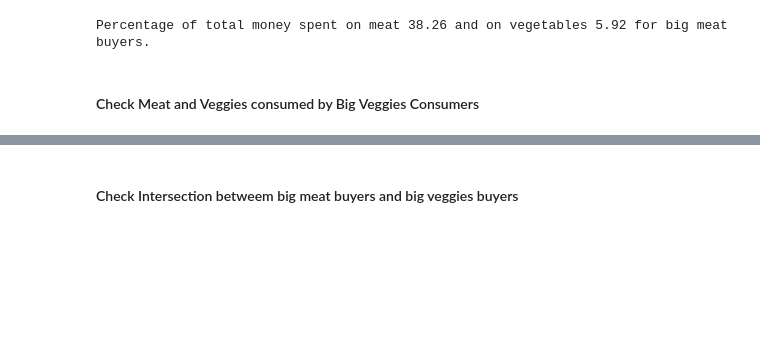
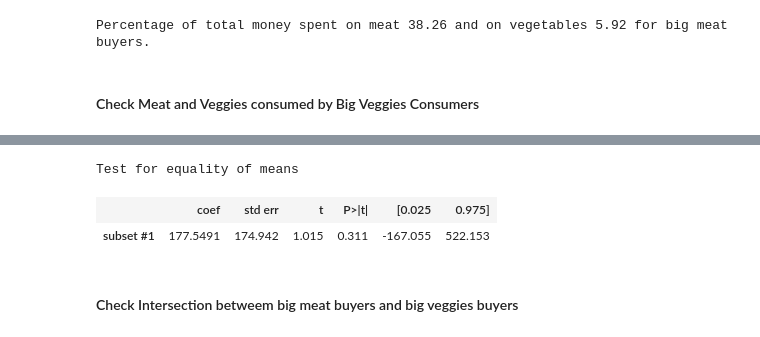
Before and after one commit to BenjaminEngelman/ADA-Project, a Jupyter notebook: bigMeatVSbigVeggies.ipynb, the cells around one changed output, grey strips where cells are left out. Cells and saved outputs as stored; diff of their text form; code cells hidden in the pictures; blank space fills up the shorter version.

```diff
--- a/bigMeatVSbigVeggies.ipynb
+++ b/bigMeatVSbigVeggies.ipynb
@@ -106,3 +118,17 @@ Percentage of total money spent on meat 14.28 and on vegetables 18.05 for the to
+# %%
+veggie_meat_spent = most_veggie_consumers_meat_transactions.groupby('household_key').agg({"PAID_PRICE" : sum})
+veggie_overall_spent = most_veggie_consumers_transactions.groupby('household_key').agg({"PAID_PRICE" : sum})
+veggie_ratio = veggie_meat_spent/veggie_overall_spent
+meaters_meat_spent = most_meat_consumers_meat_transactions.groupby('household_key').agg({"PAID_PRICE" : sum})
+meaters_overall_spent = most_meat_consumers_transactions.groupby('household_key').agg({"PAID_PRICE" : sum})
+meat_ratio = meaters_meat_spent/meaters_overall_spent
+veggie_ratio = veggie_ratio.fillna(0)
+
+weightstats.CompareMeans.from_data(veggie_overall_spent, meaters_overall_spent).summary()
+# %% [output]
+Test for equality of means
+|  | coef | std err | t | P>|t| | [0.025 | 0.975] |
+| subset #1 | 177.5491 | 174.942 | 1.015 | 0.311 | -167.055 | 522.153 |
 # %% [markdown]
 #### Check Intersection betweem big meat buyers and big veggies buyers
 # %%
```
Also changed, not shown: parts of 7 cells of this notebook.
